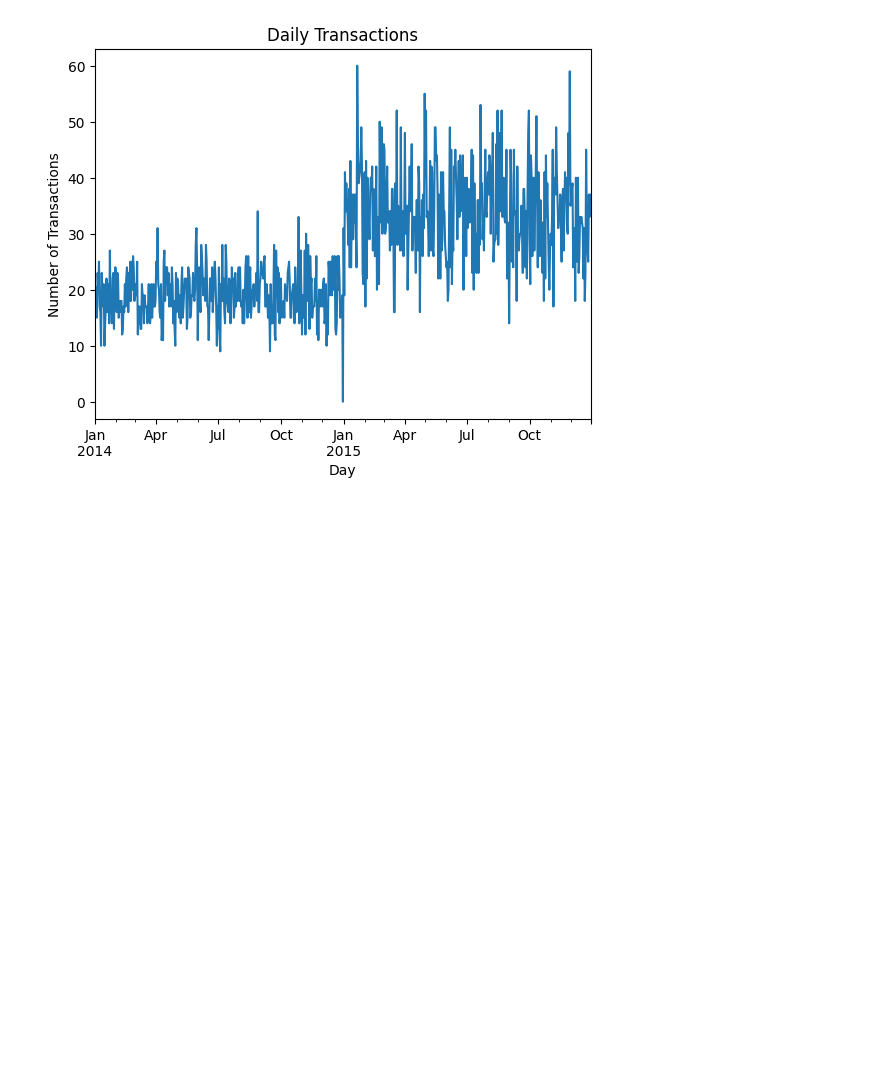
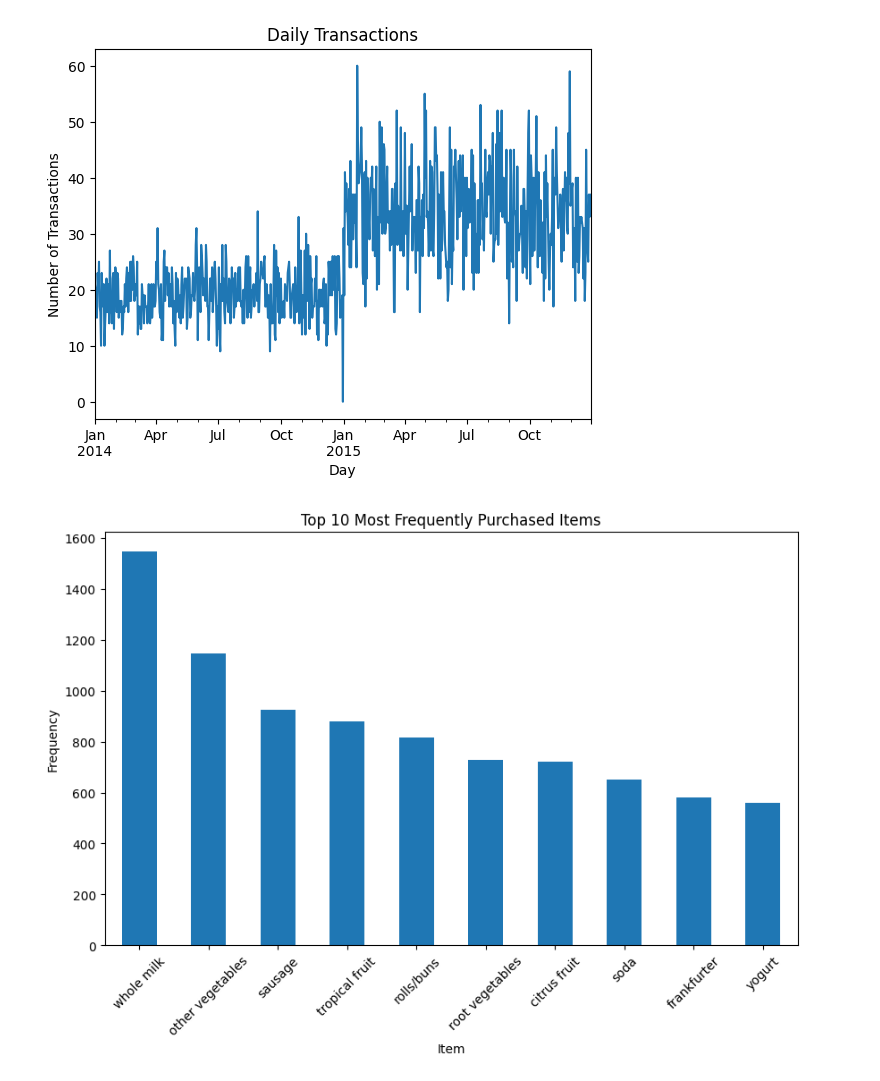
Before and after one commit to MustafaGhaziTalab/MCSD2123-01, a Jupyter notebook: MCSD2123-01 /README.md.ipynb, the cells around one changed output. Saved outputs shown, nothing was run; the diff lists cells and outputs as text; code cells hidden in the pictures; blank space fills up the shorter version.

```diff
--- a/MCSD2123-01 /README.md.ipynb
+++ b/MCSD2123-01 /README.md.ipynb
@@ -137,3 +142,17 @@ Top 10 Most Frequently Purchased Items:
 466       0.251147
 [figure]
 [figure]
+# %%
+# Assuming 'df' is your DataFrame and 'itemDescription' is the column with the items
+top_items = df['itemDescription'].value_counts().head(10)  # Get top 10 items
+
+# Plotting the bar chart
+plt.figure(figsize=(10, 6))
+top_items.plot(kind='bar')
+plt.title('Top 10 Most Frequently Purchased Items')
+plt.ylabel('Frequency')
+plt.xlabel('Item')
+plt.xticks(rotation=45)
+plt.show()
+# %% [output]
+[figure, added]
```
Also changed, not shown: parts of 3 cells of this notebook.
